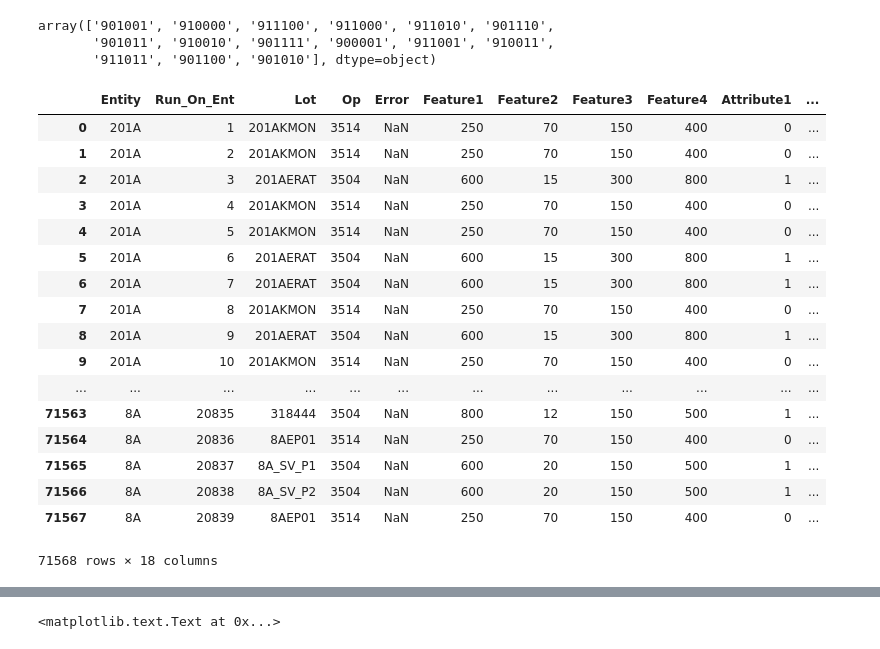
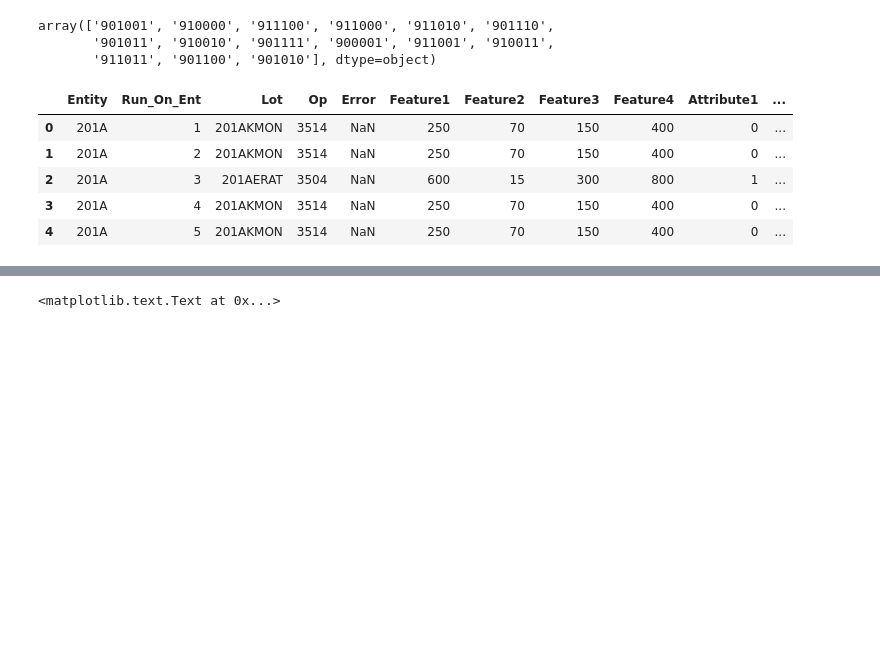
Before and after one commit to austinbock/project1, a Jupyter notebook: final_submission/Capstone1 Final Report.ipynb, the cells around one changed output, grey strips where cells are left out. Cells and saved outputs as stored; diff of their text form; code cells hidden in the pictures; blank space fills up the shorter version.

```diff
--- a/final_submission/Capstone1 Final Report.ipynb
+++ b/final_submission/Capstone1 Final Report.ipynb
@@ -508,26 +451,14 @@ array(['901001', '910000', '911100', '911000', '911010', '901110',
        '901011', '910010', '901111', '900001', '911001', '910011',
        '911011', '901100', '901010'], dtype=object)
 # %%
-c_df
+c_df.head()
 # %% [output]
 |  | Entity | Run_On_Ent | Lot | Op | Error | Feature1 | Feature2 | Feature3 | Feature4 | Attribute1 | ... |
 | 0 | 201A | 1 | 201AKMON | 3514 | NaN | 250 | 70 | 150 | 400 | 0 | ... |
 | 1 | 201A | 2 | 201AKMON | 3514 | NaN | 250 | 70 | 150 | 400 | 0 | ... |
 | 2 | 201A | 3 | 201AERAT | 3504 | NaN | 600 | 15 | 300 | 800 | 1 | ... |
 | 3 | 201A | 4 | 201AKMON | 3514 | NaN | 250 | 70 | 150 | 400 | 0 | ... |
 | 4 | 201A | 5 | 201AKMON | 3514 | NaN | 250 | 70 | 150 | 400 | 0 | ... |
-| 5 | 201A | 6 | 201AERAT | 3504 | NaN | 600 | 15 | 300 | 800 | 1 | ... |
-| 6 | 201A | 7 | 201AERAT | 3504 | NaN | 600 | 15 | 300 | 800 | 1 | ... |
-| 7 | 201A | 8 | 201AKMON | 3514 | NaN | 250 | 70 | 150 | 400 | 0 | ... |
-| 8 | 201A | 9 | 201AERAT | 3504 | NaN | 600 | 15 | 300 | 800 | 1 | ... |
-| 9 | 201A | 10 | 201AKMON | 3514 | NaN | 250 | 70 | 150 | 400 | 0 | ... |
-| ... | ... | ... | ... | ... | ... | ... | ... | ... | ... | ... | ... |
-| 71563 | 8A | 20835 | 318444 | 3504 | NaN | 800 | 12 | 150 | 500 | 1 | ... |
-| 71564 | 8A | 20836 | 8AEP01 | 3514 | NaN | 250 | 70 | 150 | 400 | 0 | ... |
-| 71565 | 8A | 20837 | 8A_SV_P1 | 3504 | NaN | 600 | 20 | 150 | 500 | 1 | ... |
-| 71566 | 8A | 20838 | 8A_SV_P2 | 3504 | NaN | 600 | 20 | 150 | 500 | 1 | ... |
-| 71567 | 8A | 20839 | 8AEP01 | 3514 | NaN | 250 | 70 | 150 | 400 | 0 | ... |
-71568 rows × 18 columns
 # %%
 #lag the new process descriptors as combined_Feature and combined_Attribute
 #filter to a df looking only at low lag processes to start (lag = 1,2,3)
```
Also changed, not shown: parts of 29 cells of this notebook.
